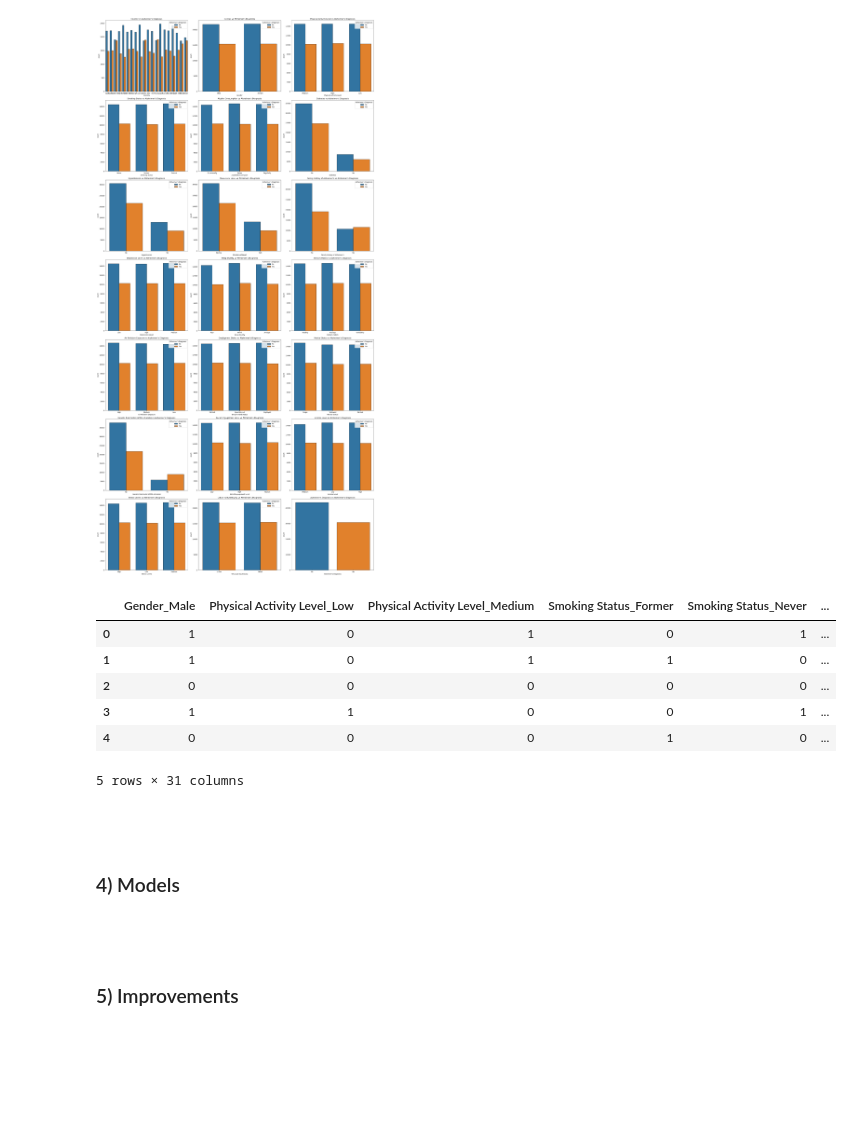
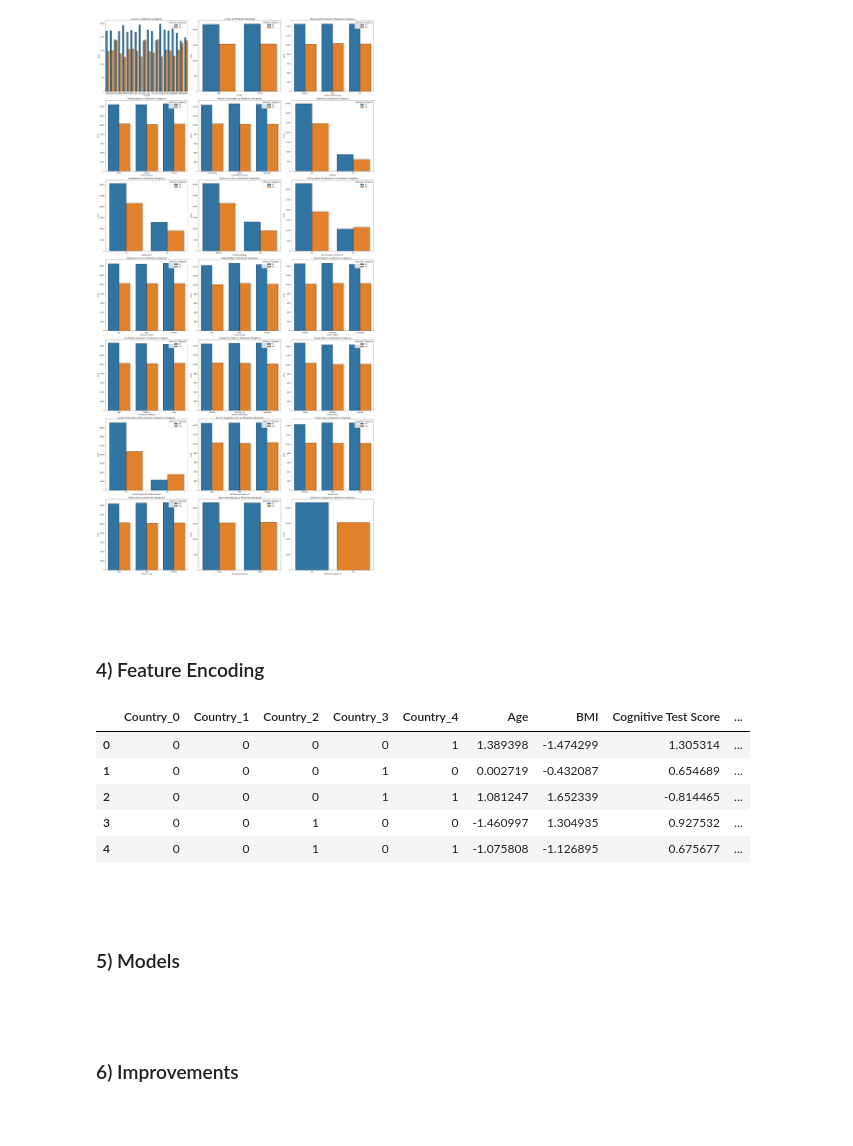
Before and after one commit to Zander-Rothering/Chem277a_Project_II, a Jupyter notebook: Project_II.ipynb, the cells around one changed output. Cells and saved outputs as stored; diff of their text form; code cells hidden in the pictures; blank space fills up the shorter version.

```diff
--- a/Project_II.ipynb
+++ b/Project_II.ipynb
@@ -45,8 +49,9 @@ from sklearn.metrics import confusion_matrix, ConfusionMatrixDisplay
 # %% [markdown]
 ### 3) EDA
 # %%
+pd.set_option('display.max_columns', None)
 alz_data = pd.read_csv('alzheimers_prediction_dataset.csv')
-alz_data.head(25)
+alz_data.head(15)
 # %% [output]
 |  | Country | Age | Gender | Education Level | BMI | Physical Activity Level | Smoking Status | ... |
 | 0 | Spain | 90 | Male | 1 | 33.0 | Medium | Never | ... |
@@ -138,21 +157,47 @@ plt.tight_layout()
 plt.show()
 # %% [output]
 [figure]
+# %% [markdown]
+<br>
+# %% [markdown]
+### 4) Feature Encoding
 # %%
-non_hotencode = numeric_data + ['Country']
-alz_data_hotencode = alz_data_copy.drop(columns=non_hotencode)
+df_alz = alz_data_x.copy()
+binary_features = ['Gender', 'Smoking Status', 'Alcohol Consumption', 'Diabetes', 'Hypertension',
+                   'Cholesterol Level', 'Family History of Alzheimer’s', 'Sleep Quality', 'Dietary Habits', 'Employment Status',
+                   'Marital Status', 'Genetic Risk Factor (APOE-ε4 allele)', 'Urban vs Rural Living']
+ordinal_features = ['Physical Activity Level', 'Depression Level', 'Air Pollution Exposure', 'Social Engagement Level',
+                    'Income Level', 'Stress Levels']
+numeric_features = ['Age', 'Education Level', 'BMI', 'Cognitive Test Score']
+high_card_features = ['Country']
 
-alz_hotencode_df = pd.get_dummies(alz_data_hotencode, drop_first=True).astype(int)
-alz_hotencode_df.head()
+alz_numeric = df_alz[numeric_features]
+scaler = StandardScaler()
+alz_numericS = scaler.fit_transform(alz_numeric)
+df_numericS = pd.DataFrame(alz_numericS, columns = numeric_data)
+
+df_alz_bin = pd.get_dummies(df_alz, columns= binary_features, drop_first=True)
+df_alz_bin = df_alz_bin.drop(columns= numeric_data + ordinal_features + high_card_features).astype(int)
+
+encoder = OrdinalEncoder(categories=[['Low', 'Medium', 'High']])
+df_ordinal = df_alz[ordinal_features]
+for feature in ordinal_features:
+    df_ordinal[[feature]] = encoder.fit_transform(df_ordinal[[feature]])
+
+df_country = df_alz[high_card_features]
+encoder = BinaryEncoder(cols=['Country'])
+df_country = encoder.fit_transform(df_country)
+
+df_alz_encoded = df_country.join([df_numericS, df_alz_bin, df_ordinal], how='outer')
+df_alz_encoded.head()
 # %% [output]
-|  | Gender_Male | Physical Activity Level_Low | Physical Activity Level_Medium | Smoking Status_Former | Smoking Status_Never | ... |
-| 0 | 1 | 0 | 1 | 0 | 1 | ... |
-| 1 | 1 | 0 | 1 | 1 | 0 | ... |
-| 2 | 0 | 0 | 0 | 0 | 0 | ... |
-| 3 | 1 | 1 | 0 | 0 | 1 | ... |
-| 4 | 0 | 0 | 0 | 1 | 0 | ... |
+|  | Country_0 | Country_1 | Country_2 | Country_3 | Country_4 | Age | BMI | Cognitive Test Score | ... |
+| 0 | 0 | 0 | 0 | 0 | 1 | 1.389398 | -1.474299 | 1.305314 | ... |
+| 1 | 0 | 0 | 0 | 1 | 0 | 0.002719 | -0.432087 | 0.654689 | ... |
+| 2 | 0 | 0 | 0 | 1 | 1 | 1.081247 | 1.652339 | -0.814465 | ... |
+| 3 | 0 | 0 | 1 | 0 | 0 | -1.460997 | 1.304935 | 0.927532 | ... |
+| 4 | 0 | 0 | 1 | 0 | 1 | -1.075808 | -1.126895 | 0.675677 | ... |
-5 rows × 31 columns
 # %% [markdown]
 <br>
 # %% [markdown]
-### 4) Models
+### 5) Models
@@ -159,7 +207,7 @@ alz_hotencode_df.head()
 # %% [markdown]
 <br>
 # %% [markdown]
-### 5) Improvements
+### 6) Improvements
 # %% [markdown]
 <br>
 # %% [markdown]
```
Also changed, not shown: parts of 8 cells of this notebook.
